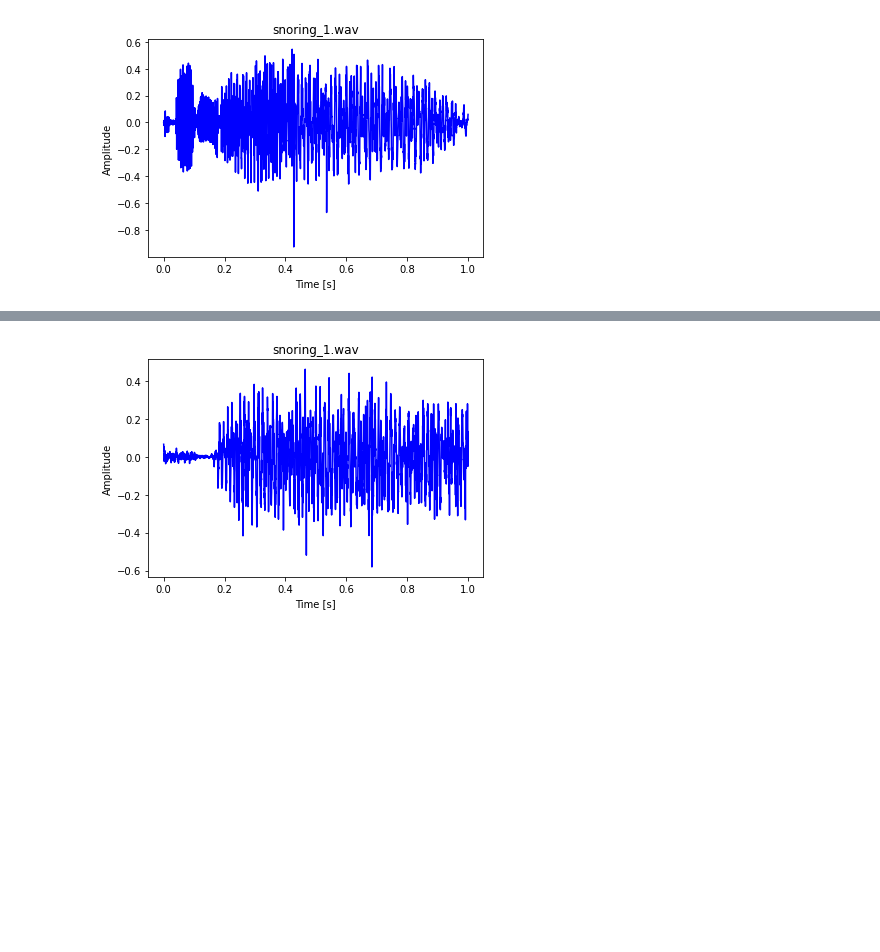
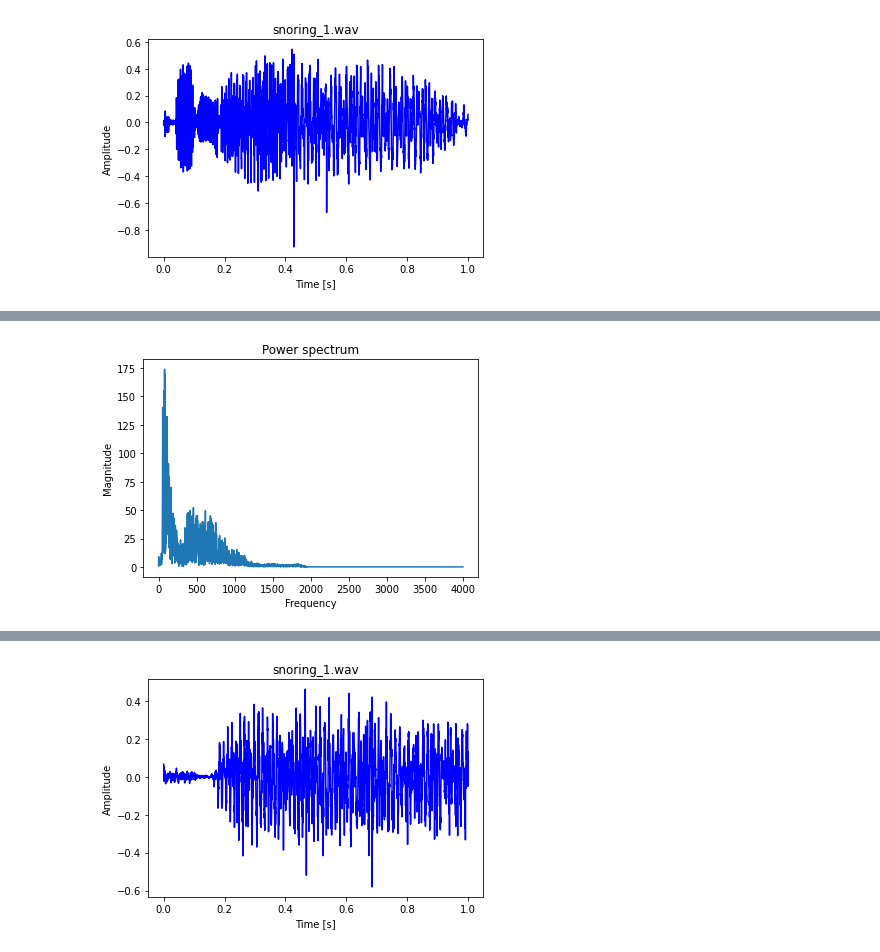
Before and after one commit to GWANGHYUNYU/Audio, a Jupyter notebook: DSP/dsp1.ipynb, the cells around one changed output, grey strips where cells are left out. Saved outputs shown, nothing was run; the diff lists cells and outputs as text; code cells hidden in the pictures; blank space fills up the shorter version.

```diff
--- a/DSP/dsp1.ipynb
+++ b/DSP/dsp1.ipynb
@@ -95,0 +111,5 @@ plt.show()
+# %%
+left_spectrum = spectrum[:int(len(spectrum)/2)]
+left_f = f[:int(len(spectrum)/2)]
+print("left_spectrum shape : ", left_spectrum.shape)
+print("left_f shape : ", left_f.shape)
@@ -95,0 +128,9 @@ plt.show()
+# %%
+fig, ax1 = plt.subplots() # plot
+ax1.plot(left_f, left_spectrum)
+ax1.set_ylabel("Magnitude") # y 축
+ax1.set_xlabel("Frequency") # x 축
+plt.title('Power spectrum') # 제목
+plt.show()
+# %% [output]
+[figure, added]
```
Also changed, not shown: parts of 14 cells of this notebook, 1 other file.
